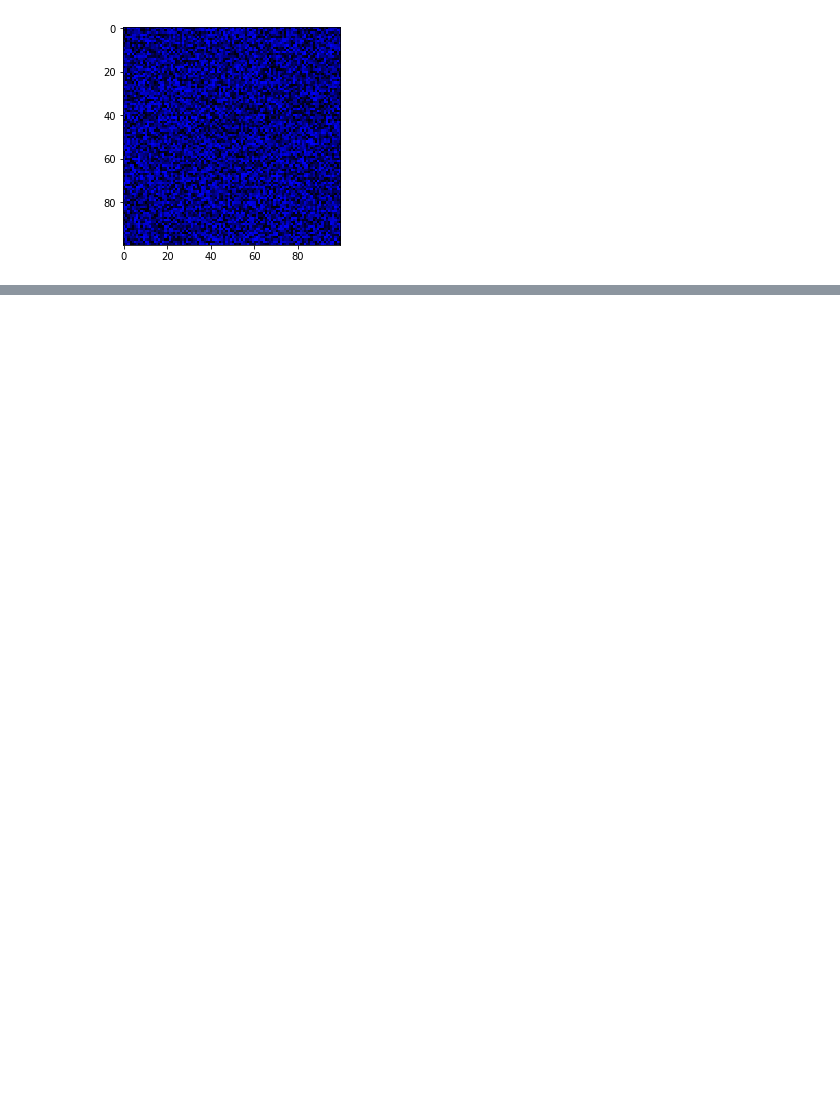
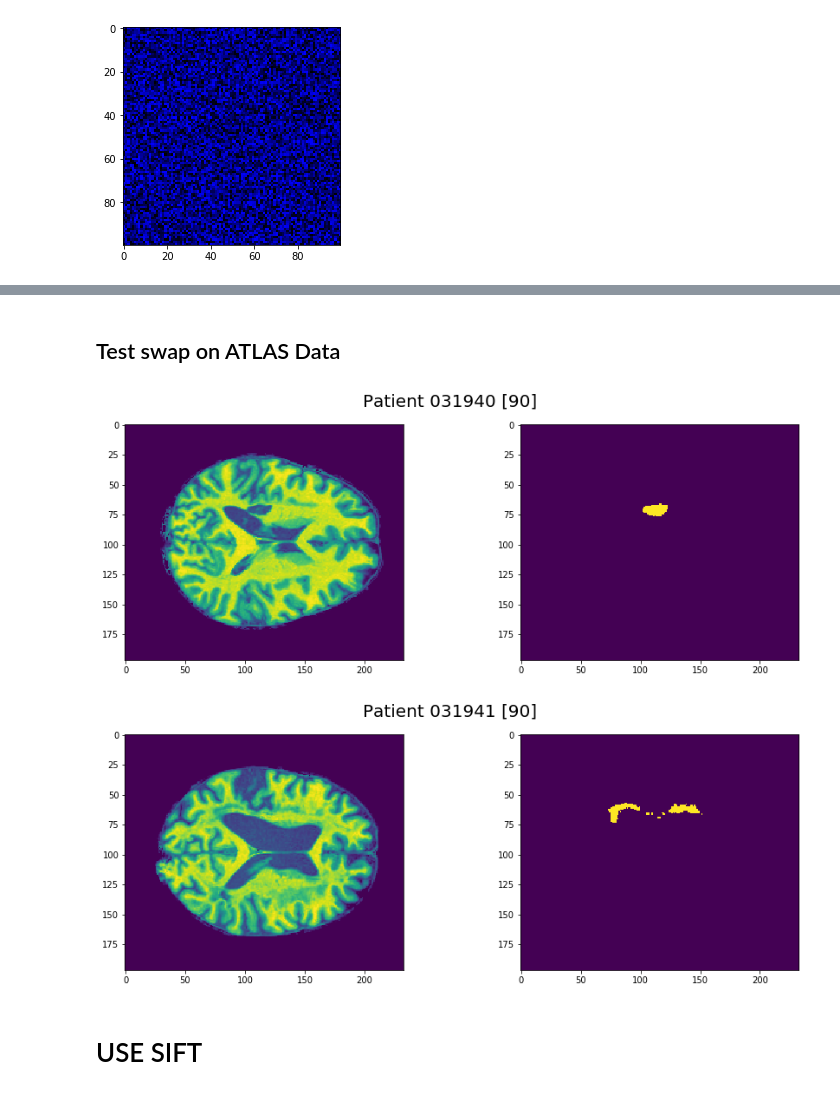
Before and after one commit to devhliu/MIP-DeepStroke, a Jupyter notebook: Data Augmentation.ipynb, the cells around one changed output, grey strips where cells are left out. Cells and saved outputs as stored; diff of their text form; code cells hidden in the pictures; blank space fills up the shorter version.

```diff
--- a/Data Augmentation.ipynb
+++ b/Data Augmentation.ipynb
@@ -205,0 +206,32 @@ a = image_mri_1
+# %% [markdown]
+## Test swap on ATLAS Data
+# %%
+import os
+def plot_patient(path,patient, layer):
+    path = os.path.join(path,str(patient),"t01")
+    nii_file = nb.load(os.path.join(path,'output.nii'))
+    img = nii_file.get_data()
+
+    lesion_file = str(patient)+"_LesionSmooth_stx.nii"
+    nii_file = nb.load(os.path.join(path,lesion_file))
+    lesion = nii_file.get_data()
+
+    fig = plt.figure(figsize=[15,5])
+    plt.subplot(121)
+    plt.imshow(img[:,:,layer])
+    plt.subplot(122)
+    plt.imshow(lesion[:,:,layer])
+    fig.suptitle("Patient "+patient+" [{}]".format(layer),fontsize=20)
+    plt.show()
+# %%
+site=7
+path = "/home/simon/Datasets/Stroke_DeepLearning_ATLASdataset/Site"+str(site)+"/"
+layer = 90
+
+plot_patient(path,"031940",layer)
+plot_patient(path,"031941",layer)
+# %% [output]
+[figure, added]
+[figure, added]
+# %% [markdown]
+# USE SIFT
```
Also changed, not shown: parts of 8 cells of this notebook.
